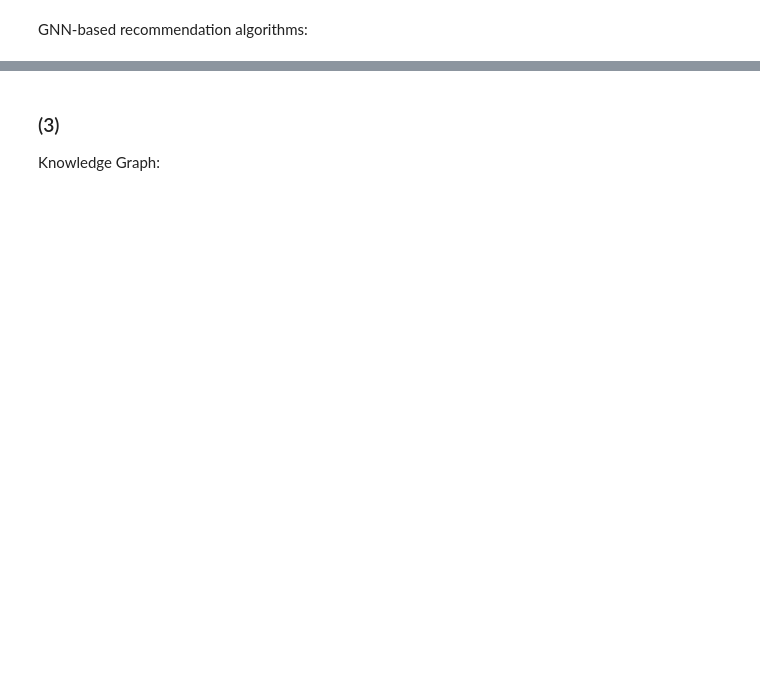
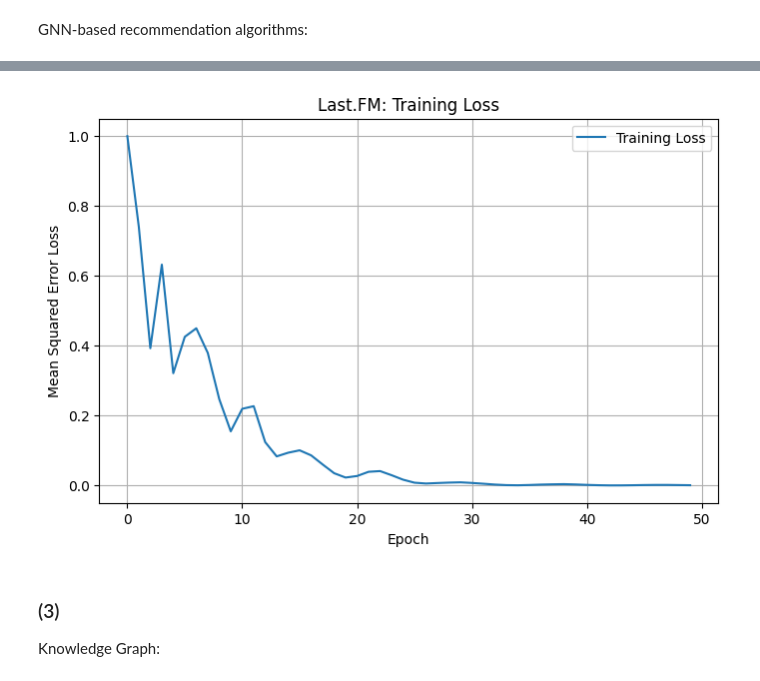
Before and after one commit to Sun-Yize/Recommendation-System, a Jupyter notebook: main.ipynb, the cells around one changed output, grey strips where cells are left out. Cells and saved outputs as stored; diff of their text form; code cells hidden in the pictures; blank space fills up the shorter version.

```diff
--- a/main.ipynb
+++ b/main.ipynb
@@ -286,26 +239,0 @@ class GCN(nn.Module):
-# %%
-dataset = MovieLensDataset(ratings)
-dataloader = DataLoader(dataset, batch_size=32, shuffle=True)
-
-embedding_size = 50
-gcn_model = GCN(max_user_id + 1, max_movie_id + 1, embedding_size)
-
-criterion = nn.MSELoss()
-optimizer = optim.Adam(gcn_model.parameters(), lr=0.001)
-
-adj_matrix_tensor = torch.FloatTensor(adj_matrix.toarray())
-
-num_epochs = 5
-for epoch in range(num_epochs):
-    for batch in dataloader:
-        users = batch['user']
-        items = batch['item']
-        ratings = batch['rating'].float()
-
-        optimizer.zero_grad()
-        predictions = gcn_model(users, items, adj_matrix_tensor).squeeze()
-        loss = criterion(predictions, ratings)
-        loss.backward()
-        optimizer.step()
-
-    print(f'Epoch {epoch+1}/{num_epochs}, Loss: {loss.item()}')
@@ -314,3 +295,14 @@ Epoch 1/5, Loss: 972168256.0
+# %%
+plt.figure(figsize=(8, 5))
+plt.plot(losses, label='Training Loss')
+plt.title('Last.FM: Training Loss')
+plt.xlabel('Epoch')
+plt.ylabel('Mean Squared Error Loss')
+plt.legend()
+plt.grid(True)
+plt.show()
+# %% [output]
+[figure, added]
 # %% [markdown]
 ### (3)
 
```
Also changed, not shown: parts of 17 cells of this notebook, 5 other files.
